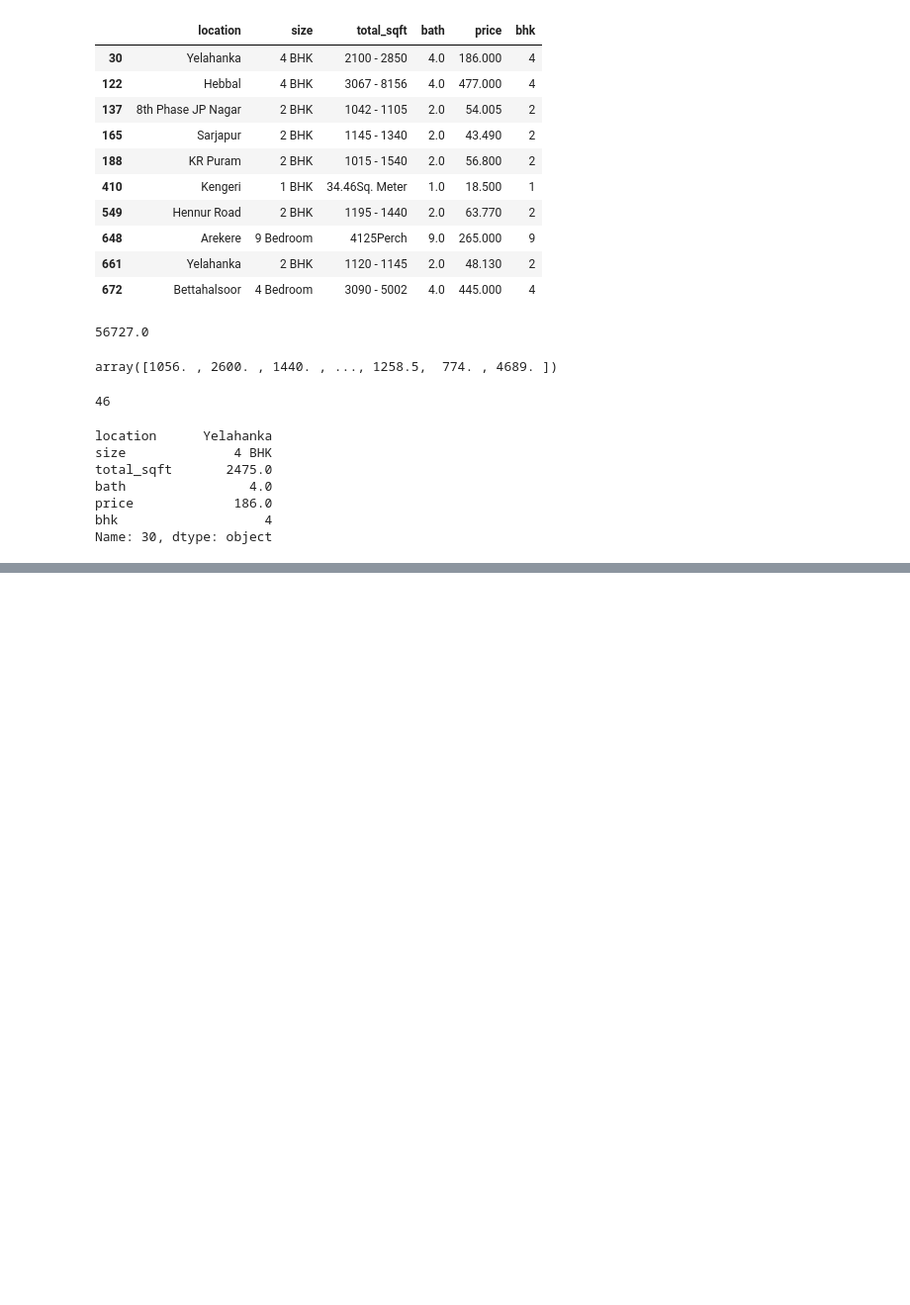
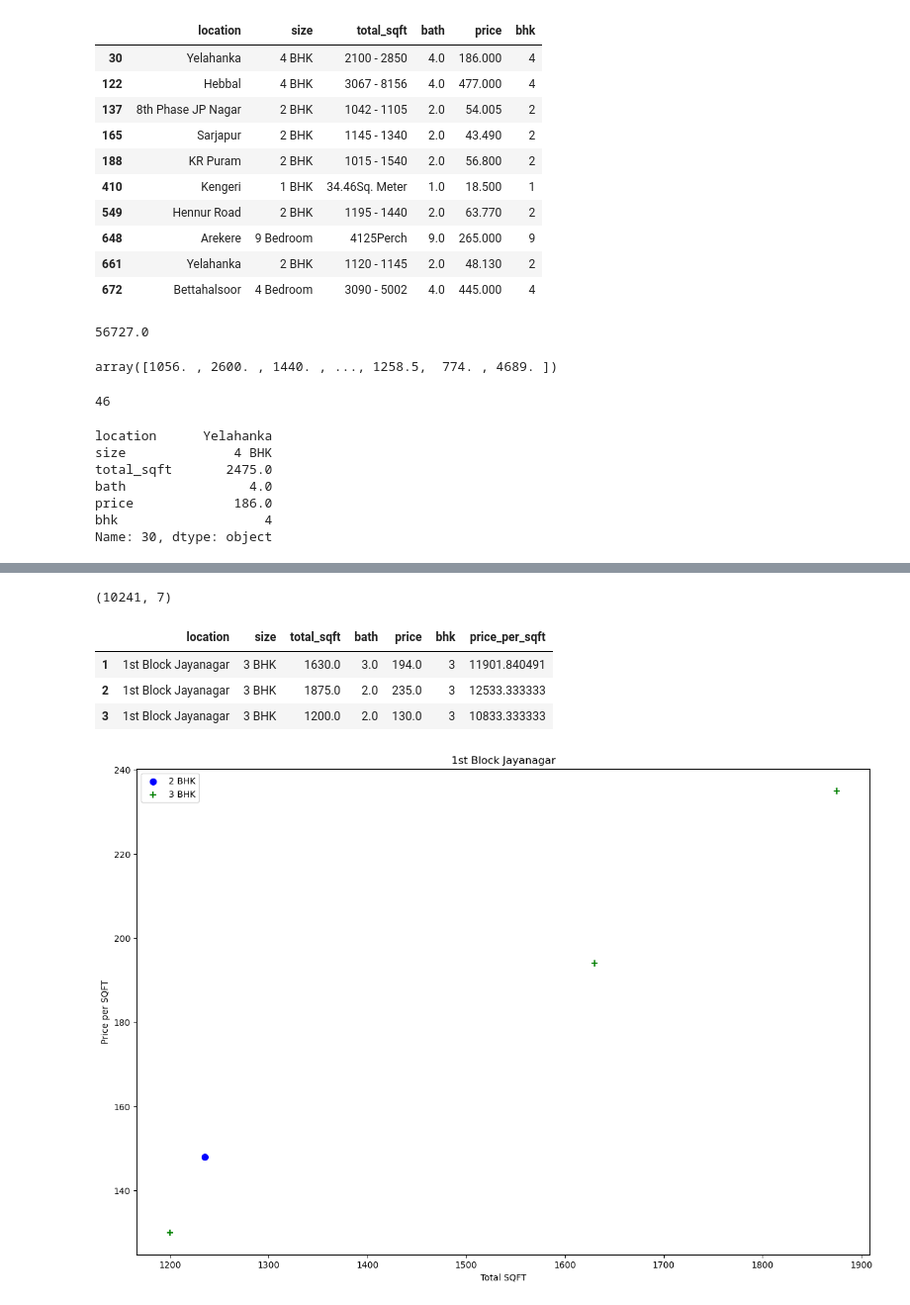
Before and after one commit to rolansy/Real-Estate-Price-Predictor, a Jupyter notebook: Real Estate Price Prediction.ipynb, the cells around one changed output, grey strips where cells are left out. Shown at 99% size. Cells and saved outputs as stored; diff of their text form; code cells hidden in the pictures; blank space fills up the shorter version.

```diff
--- a/Real Estate Price Prediction.ipynb
+++ b/Real Estate Price Prediction.ipynb
@@ -274,0 +274,2 @@ len(df5.location.unique())
+# %%
+df6=df5[~(df5.total_sqft/df5.bhk<300)]
@@ -274,0 +304,12 @@ len(df5.location.unique())
+# %%
+def remove_pps_outliers(df) :
+    df_out=pd.DataFrame()
+    for key, subdf in df.groupby( 'location'):
+        m=np.mean(subdf.price_per_sqft)
+        st=np.std( subdf.price_per_sqft )
+        reduced_df = subdf[(subdf.price_per_sqft>(m-st)) & (subdf.price_per_sqft<=(m+st))]
+        df_out =pd.concat([df_out,reduced_df],ignore_index=True)
+    return df_out
+# %%
+df7=remove_pps_outliers(df6)
+df7
@@ -274,0 +330,26 @@ len(df5.location.unique())
+# %%
+df7.shape
+# %% [output]
+(10241, 7)
+# %%
+df7[(df7.location=='1st Block Jayanagar')&(df7.bhk==3)]
+# %% [output]
+|  | location | size | total_sqft | bath | price | bhk | price_per_sqft |
+| 1 | 1st Block Jayanagar | 3 BHK | 1630.0 | 3.0 | 194.0 | 3 | 11901.840491 |
+| 2 | 1st Block Jayanagar | 3 BHK | 1875.0 | 2.0 | 235.0 | 3 | 12533.333333 |
+| 3 | 1st Block Jayanagar | 3 BHK | 1200.0 | 2.0 | 130.0 | 3 | 10833.333333 |
+# %%
+def plot_loc_bhk_price(df,location):
+    bhk2=df[(df.location==location)&(df.bhk==2)]
+    bhk3=df[(df.location==location)&(df.bhk==3)]
+    mpl.rcParams['figure.figsize']=(15,10)
+    plt.scatter(bhk2.total_sqft,bhk2.price,color='blue',label='2 BHK',s=50)
+    plt.scatter(bhk3.total_sqft,bhk3.price,marker='+',color='green',label='3 BHK',s=50)
+    plt.xlabel('Total SQFT')
+    plt.ylabel('Price per SQFT')
+    plt.title(location)
+    plt.legend()
+# %%
+plot_loc_bhk_price(df7,'1st Block Jayanagar')
+# %% [output]
+[figure, added]
```
Also changed, not shown: parts of 70 cells of this notebook.
